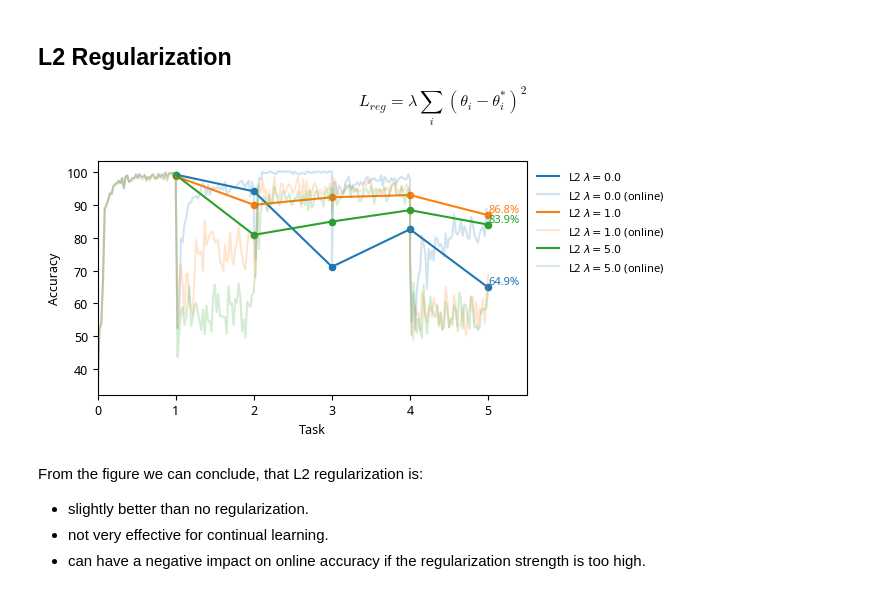
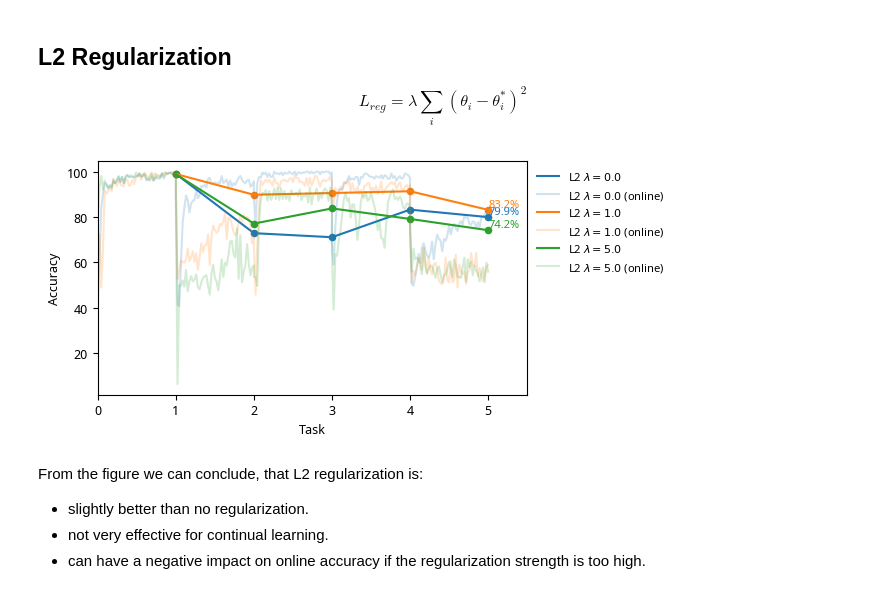
Before and after one commit to adaptive-machine-learning/PAKDD2025, a Jupyter notebook: notebooks/02_regularisation.ipynb, the cells around one changed output. Saved outputs shown, nothing was run; the diff lists cells and outputs as text; code cells hidden in the pictures.

```diff
--- a/notebooks/02_regularisation.ipynb
+++ b/notebooks/02_regularisation.ipynb
@@ -117,15 +116,17 @@ class L2RegularizedCL(BatchClassifier, TrainTaskAware, TestTaskAware):
     def on_test_task(self, task_id: int):
         self.task_id = task_id
 # %%
+torch.manual_seed(0) # For reproducibility
+
 for lambda_ in [0, 1.0, 5.0]:
     results[f"L2 $\\lambda={lambda_:.1f}$"] = run(
         L2RegularizedCL(
-            schema, LeNet5(10), lambda_=lambda_, task_mask=task_mask, lr=0.01
+            schema, LeNet5(10), lambda_=lambda_, task_mask=task_mask, lr=0.001
         ),
     )
 _ = plot_multiple(results, acc_seen=True, acc_online=True)
 # %% [output]
-[figure, old version]
+[figure, new version]
 # %% [markdown]
 From the figure we can conclude, that L2 regularization is:
 
```
Also changed, not shown: parts of 5 cells of this notebook, 4 other files.
